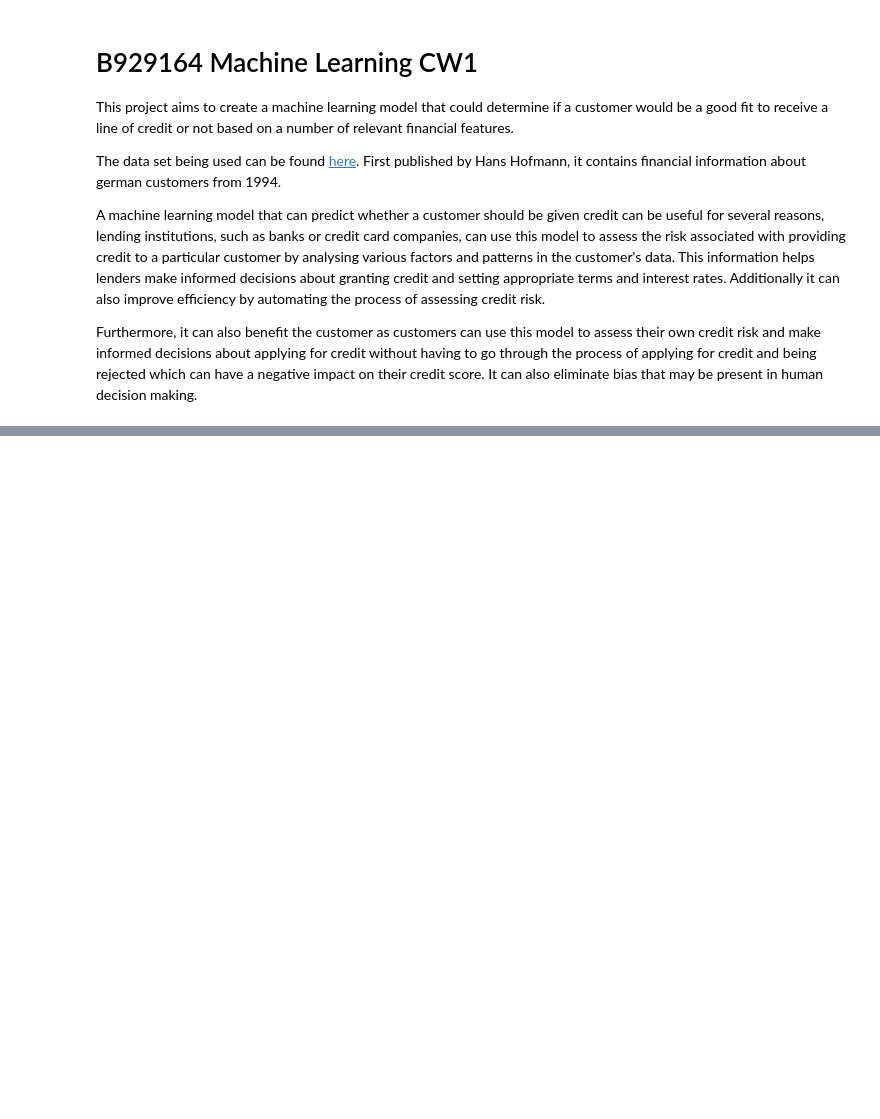
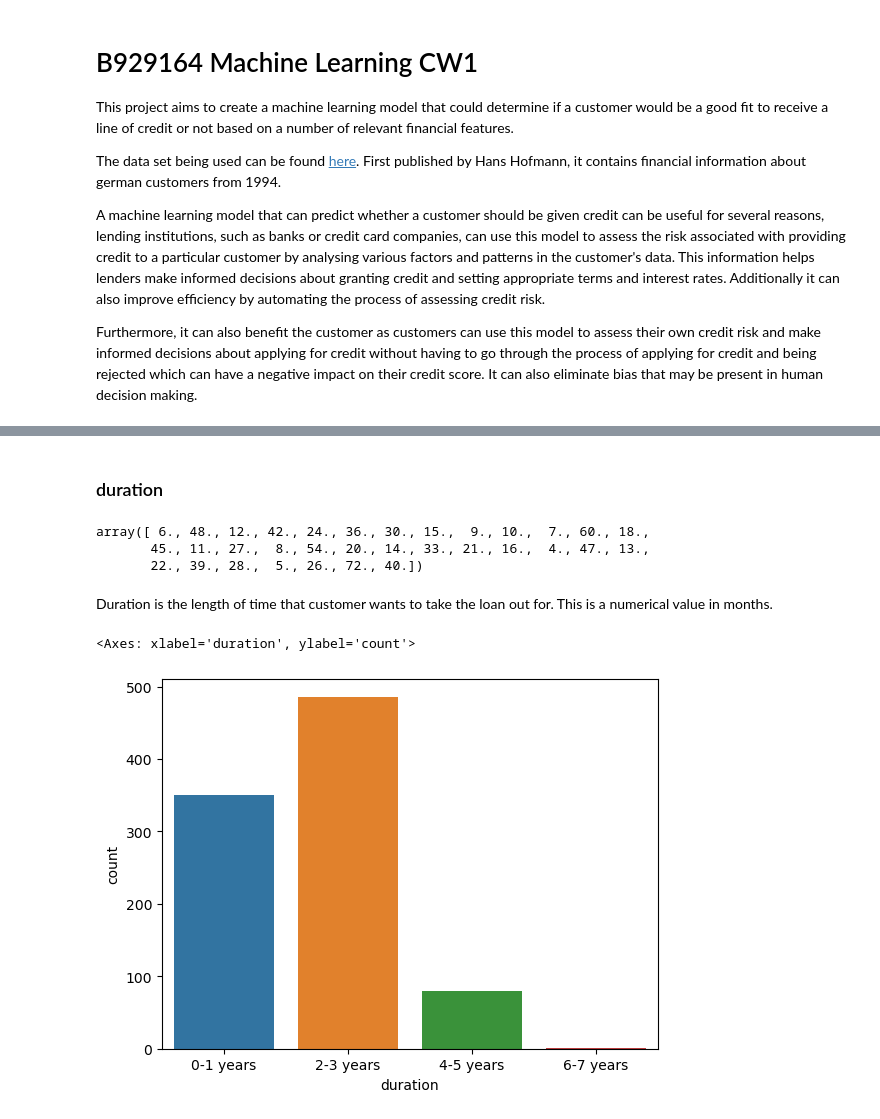
Before and after one commit to ajayvarghese2000/22WSD074-Machine-Learning-Principles-CW2, a Jupyter notebook: code.ipynb, the cells around one changed output, grey strips where cells are left out. Drawn from its saved outputs; the diff is of its cells as text; code cells hidden in the pictures; blank space fills up the shorter version.

```diff
--- a/code.ipynb
+++ b/code.ipynb
@@ -32,0 +181,26 @@ from sklearn.metrics import accuracy_score, confusion_matrix, classification_rep
+# %% [markdown]
+### duration
+# %%
+# Get the unique values in the duration column
+df['duration'].unique()
+# %% [output]
+array([ 6., 48., 12., 42., 24., 36., 30., 15.,  9., 10.,  7., 60., 18.,
+       45., 11., 27.,  8., 54., 20., 14., 33., 21., 16.,  4., 47., 13.,
+       22., 39., 28.,  5., 26., 72., 40.])
+# %% [markdown]
+Duration is the length of time that customer wants to take the loan out for. This is a numerical value in months.
+# %%
+# Copy the dataframe to a local variable to avoid making changes to the original dataframe
+local_df = df.copy()
+
+# Convert the duration column from months to years
+local_df['duration'] = round(local_df['duration'] / 12, 0)
+
+# Group the duration column into 4 categories 0-1 years, 2-3 years, 4-5 years, 6-7 years
+local_df['duration'] = pd.cut(local_df['duration'], bins=[0, 1, 3, 5, 7], labels=['0-1 years', '2-3 years', '4-5 years', '6-7 years'])
+
+# Plotting a graph of the number of data point in each duration category
+sns.countplot(x='duration', data=local_df)
+# %% [output]
+<Axes: xlabel='duration', ylabel='count'>
+[figure, added]
```
Also changed, not shown: parts of 62 cells of this notebook.
